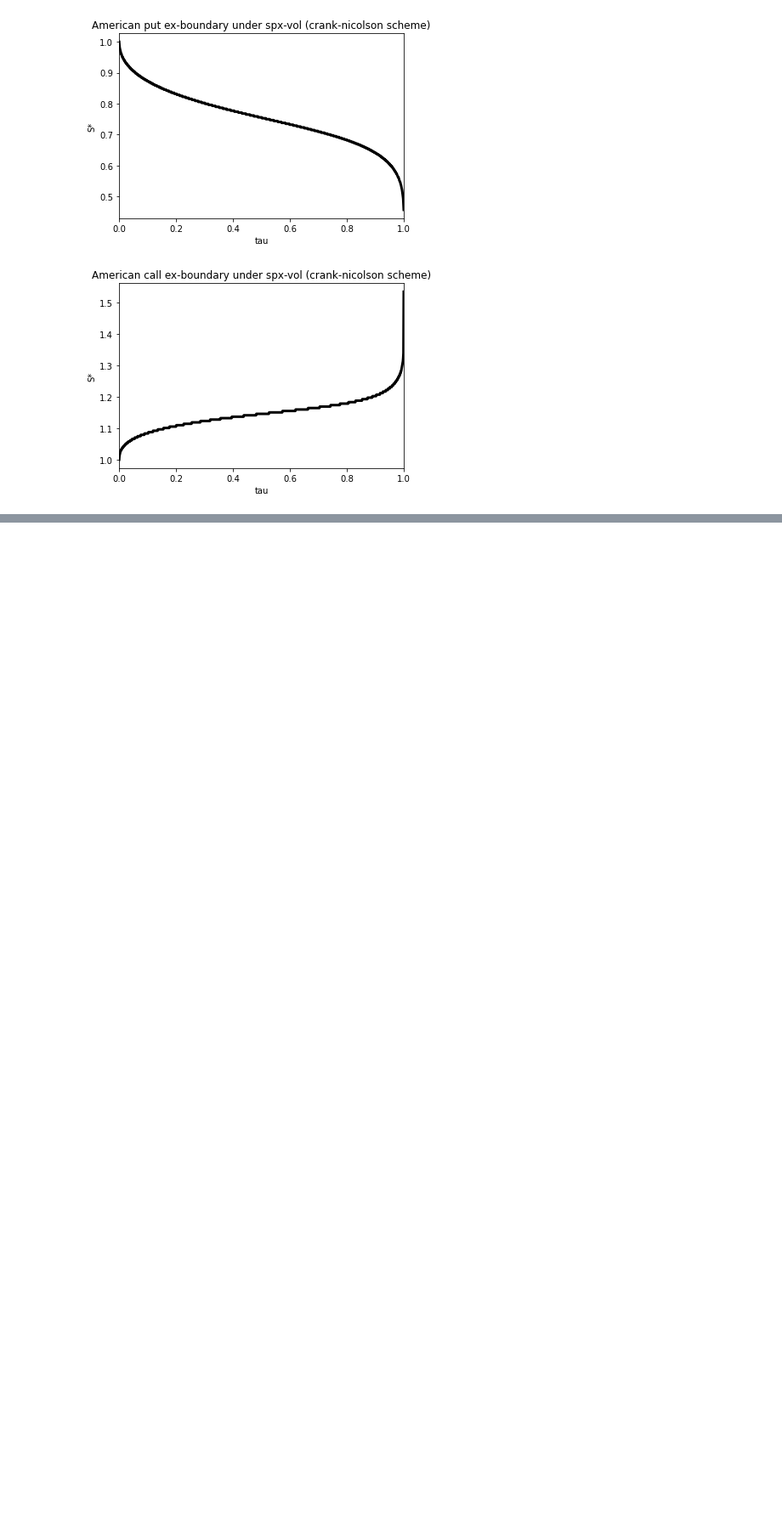
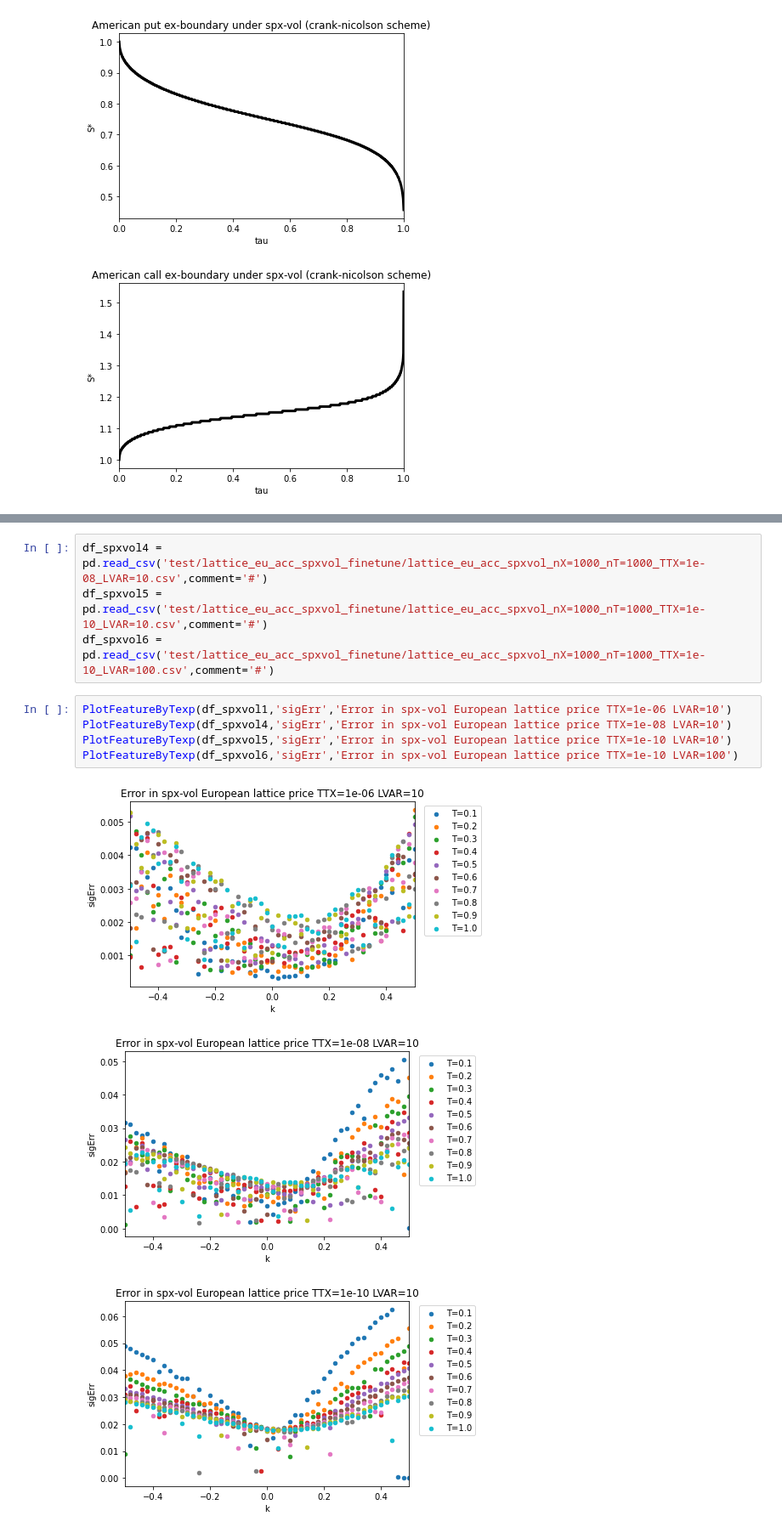
Before and after one commit to frankieycy/option-pricing, a Jupyter notebook: research/american-option/main.ipynb, the cells around one changed output, grey strips where cells are left out. Shown at 85% size. Drawn from its saved outputs; the diff is of its cells as text; blank space fills up the shorter version.

```diff
--- a/research/american-option/main.ipynb
+++ b/research/american-option/main.ipynb
@@ -230,0 +247,13 @@ PlotExBdryOverTime(df_atmcall_ex,'American call ex-boundary under spx-vol (crank
+# %%
+df_spxvol4 = pd.read_csv('test/lattice_eu_acc_spxvol_finetune/lattice_eu_acc_spxvol_nX=1000_nT=1000_TTX=1e-08_LVAR=10.csv',comment='#')
+df_spxvol5 = pd.read_csv('test/lattice_eu_acc_spxvol_finetune/lattice_eu_acc_spxvol_nX=1000_nT=1000_TTX=1e-10_LVAR=10.csv',comment='#')
+df_spxvol6 = pd.read_csv('test/lattice_eu_acc_spxvol_finetune/lattice_eu_acc_spxvol_nX=1000_nT=1000_TTX=1e-10_LVAR=100.csv',comment='#')
+# %%
+PlotFeatureByTexp(df_spxvol1,'sigErr','Error in spx-vol European lattice price TTX=1e-06 LVAR=10')
+PlotFeatureByTexp(df_spxvol4,'sigErr','Error in spx-vol European lattice price TTX=1e-08 LVAR=10')
+PlotFeatureByTexp(df_spxvol5,'sigErr','Error in spx-vol European lattice price TTX=1e-10 LVAR=10')
+PlotFeatureByTexp(df_spxvol6,'sigErr','Error in spx-vol European lattice price TTX=1e-10 LVAR=100')
+# %% [output]
+[figure, added]
+[figure, added]
+[figure, added]
```
Also changed, not shown: parts of 5 cells of this notebook, 2 other files.
